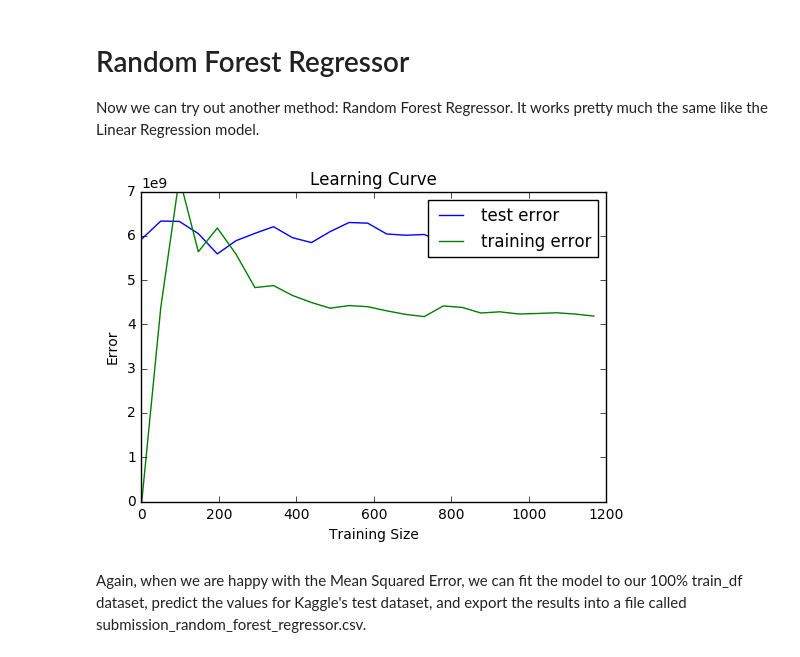
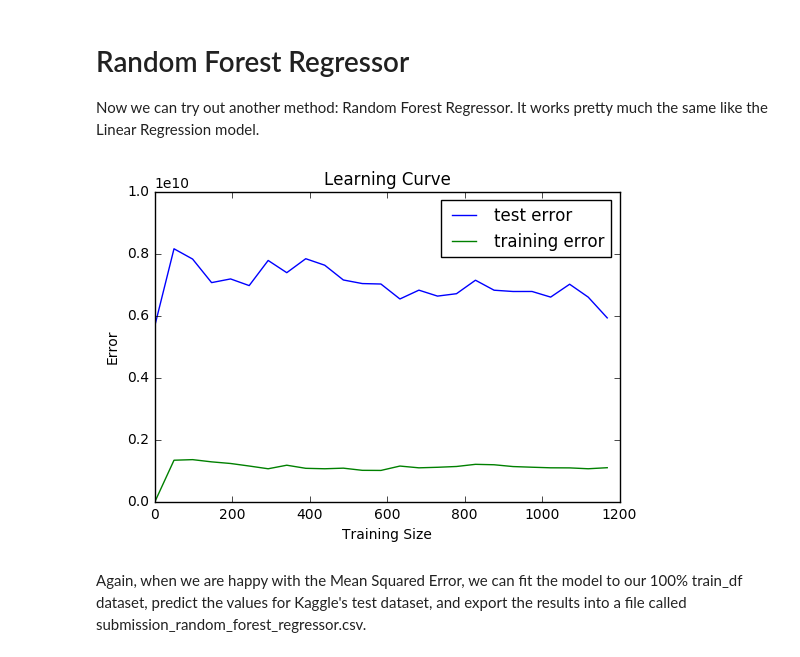
Before and after one commit to nicolasschabram/VSE, a Jupyter notebook: playground/Nicolas/Nicolas.ipynb, the cells around one changed output. Saved outputs shown, nothing was run; the diff lists cells and outputs as text; code cells hidden in the pictures.

Commit message:
added optimizations for random forest regressor

```diff
--- a/playground/Nicolas/Nicolas.ipynb
+++ b/playground/Nicolas/Nicolas.ipynb
@@ -434,17 +448,18 @@ print 'Optimal Forest Size: %s' % forest_size
 # %%
-random_forest_model = RandomForestRegressor(n_estimators=100,
-                                            min_samples_leaf=10,
-                                            random_state=1,
-                                            max_features=len(features))
+random_forest_model = RandomForestRegressor(n_estimators=30,
+                                            random_state=42,
+                                            min_samples_split=1,
+                                            max_depth=2000,
+                                            min_samples_leaf=1)
 
 learning_curve(train_frac[features],
                train_frac[TARGET_VAR[0]],
                validation[features],
                validation[TARGET_VAR[0]],
                random_forest_model,
-               [0, 7000000000])
+               [0, 10000000000])
 # %% [output]
-[figure, old version]
+[figure, new version]
 # %% [markdown]
 Again, when we are happy with the Mean Squared Error, we can fit the model to our 100% train_df dataset, predict the values for Kaggle's test dataset, and export the results into a file called submission_random_forest_regressor.csv.
 # %%
```
Also changed, not shown: parts of 6 cells of this notebook.
